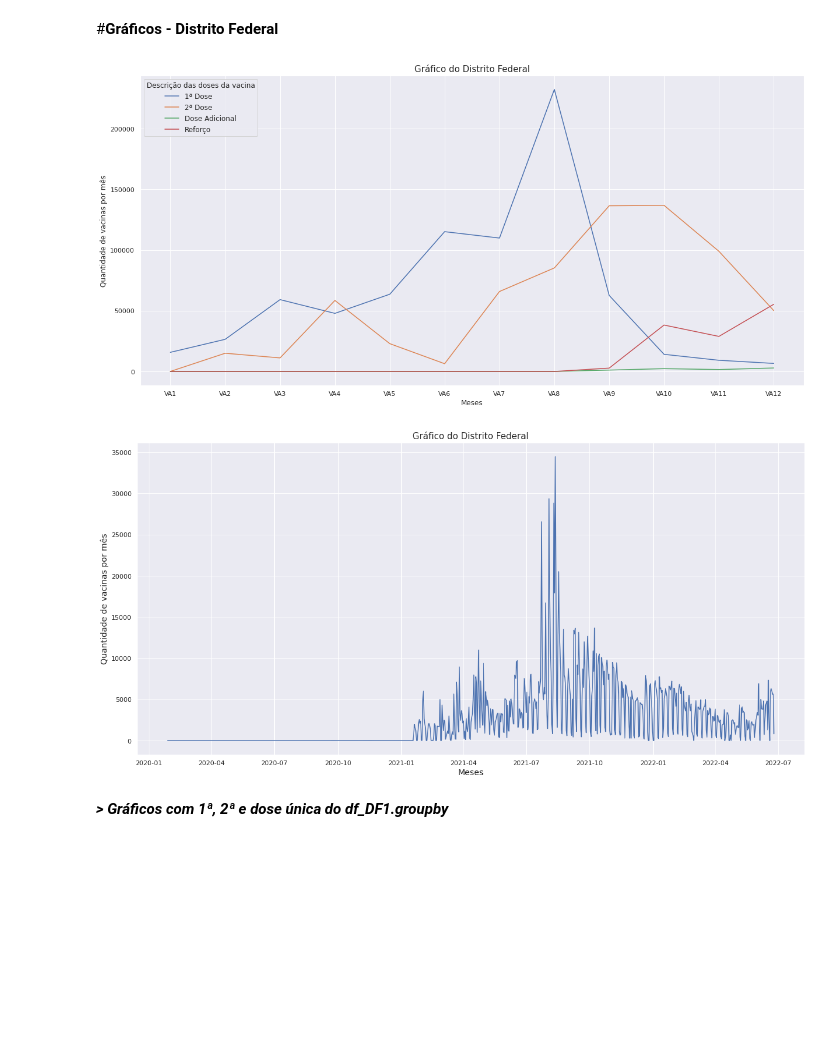
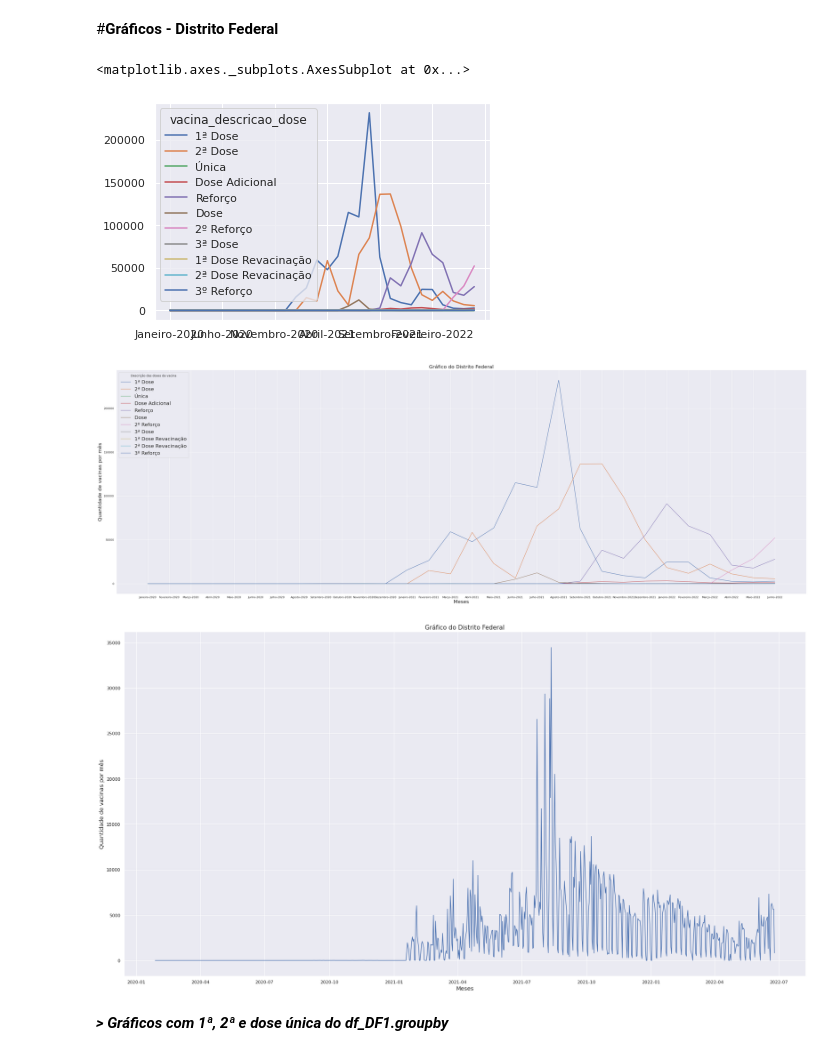
Before and after one commit to laysfreitas/Covid_Dados, a Jupyter notebook: Dados_Covid_CO.ipynb, the cells around one changed output. Drawn from its saved outputs; the diff is of its cells as text; code cells hidden in the pictures; blank space fills up the shorter version.

```diff
--- a/Dados_Covid_CO.ipynb
+++ b/Dados_Covid_CO.ipynb
@@ -883,8 +1103,8 @@ Vacina_Mes_6 = pd.merge(Vacina_Mes_5, df_DF3_mes7count, how = 'left', on = 'vaci
 # %%
-Vacina_Mes_7 = pd.merge(Vacina_Mes_6, df_DF3_mes8count, how = 'left', on = 'vacina_descricao_dose',suffixes=('_mes7', '_mes8'))
-Vacina_Mes_8 = pd.merge(Vacina_Mes_7, df_DF3_mes9count, how = 'left', on = 'vacina_descricao_dose',suffixes=('_mes8', '_mes9'))
-Vacina_Mes_9 = pd.merge(Vacina_Mes_8, df_DF3_mes10count, how = 'left', on = 'vacina_descricao_dose',suffixes=('_mes9', '_mes10'))
-Vacina_Mes_10 = pd.merge(Vacina_Mes_9, df_DF3_mes11count, how = 'left', on = 'vacina_descricao_dose',suffixes=('_mes10', '_mes11'))
-Vacina_Mes_11 = pd.merge(Vacina_Mes_10, df_DF3_mes12count, how = 'left', on = 'vacina_descricao_dose',suffixes=('_mes11', '_mes12'))
+DF_Vacina_Mes_1_22 = pd.merge(DF_Vacina_Mes_12_21, df_22_DF3_mes2count, how = 'outer', on = 'vacina_descricao_dose',suffixes=('_mes1_22', '_mes2_22'))
+DF_Vacina_Mes_2_22 = pd.merge(DF_Vacina_Mes_1_22, df_22_DF3_mes3count, how = 'outer', on = 'vacina_descricao_dose',suffixes=('_mes2_22', '_mes3_22'))
+DF_Vacina_Mes_3_22 = pd.merge(DF_Vacina_Mes_2_22, df_22_DF3_mes4count, how = 'outer', on = 'vacina_descricao_dose',suffixes=('_mes3_22', '_mes4_22'))
+DF_Vacina_Mes_4_22 = pd.merge(DF_Vacina_Mes_3_22, df_22_DF3_mes5count, how = 'outer', on = 'vacina_descricao_dose',suffixes=('_mes4_22', '_mes5_22'))
+DF_Vacina_Mes_5_22 = pd.merge(DF_Vacina_Mes_4_22, df_22_DF3_mes6count, how = 'outer', on = 'vacina_descricao_dose',suffixes=('_mes5_22', '_mes6_22'))
 # %%
 #Imprimir o DataFrame Vacina_Mes_11 que corresponde todos os os meses juntos
@@ -916,10 +1148,10 @@ Vacina_Mes_11.T
 # %%
 #Susbtituir os valores NaN por 0
-DF_Count_Mes_Dose = Vacina_Mes_11.T.replace(np.nan,0)
+DF_Count_Mes_Dose = DF_Vacina_Mes_5_22.T.replace(np.nan,0)
 # %% [markdown]
 Substituir vacina_dataAplicacao_mes1 por VA1
-# %%
-DF_Count_Mes_Dose.index = ["VA1","VA2","VA3","VA4","VA5","VA6","VA7","VA8","VA9","VA10","VA11","VA12"]
+# %%
+DF_Count_Mes_Dose.index = ["Janeiro-2020","Fevereiro-2020","Março-2020","Abril-2020","Maio-2020","Junho-2020","Julho-2020","Agosto-2020","Setembro-2020","Outubro-2020","Novembro-2020","Dezembro-2020","Janeiro-2021","Fevereiro-2021","Março-2021","Abril-2021","Maio-2021","Junho-2021","Julho-2021","Agosto-2021","Setembro-2021","Outubro-2021","Novembro-2021","Dezembro-2021","Janeiro-2022","Fevereiro-2022","Março-2022","Abril-2022","Maio-2022","Junho-2022"]
 # %%
 DF_Count_Mes = df_DF3.groupby('vacina_dataAplicacao').count()
 # %% [markdown]
@@ -1203,25 +1450,30 @@ plt.show()
 [figure]
 # %% [markdown]
 #**Gráficos - Distrito Federal**
+# %%
+DF_Count_Mes_Dose.plot()
+# %% [output]
+<matplotlib.axes._subplots.AxesSubplot at 0x...>
+[figure, added]
 # %%
-plt.figure(figsize=(20.4,9.8))
-plt.title("Gráfico do Distrito Federal",fontsize=15)
-plt.ylabel('Quantidade de vacinas por mês', fontsize = 12)
-plt.xlabel('Meses',fontsize = 12)
+plt.figure(figsize=(50.4,16.8))
+plt.title("Gráfico do Distrito Federal",fontsize=20)
+plt.ylabel('Quantidade de vacinas por mês', fontsize = 20)
+plt.xlabel('Meses',fontsize = 20)
 plt.plot(DF_Count_Mes_Dose)
-plt.legend(['1ª Dose', '2ª Dose','Dose Adicional', 'Reforço'], loc='upper left', title='Descrição das doses da vacina',fontsize=12)
+plt.legend(['1ª Dose', '2ª Dose','Única','Dose Adicional', 'Reforço','Dose','2º Reforço','3ª Dose','1ª Dose Revacinação','2ª Dose Revacinação','3º Reforço'], loc='upper left', title='Descrição das doses da vacina',fontsize=20)
 plt.show()
 # %% [output]
-[figure, old version]
+[figure, new version]
 # %%
-plt.figure(figsize=(20.4,9.8))
+plt.figure(figsize=(30.4,15.8))
 plt.title("Gráfico do Distrito Federal",fontsize=15)
 plt.ylabel('Quantidade de vacinas por mês', fontsize = 14)
 plt.xlabel('Meses',fontsize = 14)
 plt.plot(DF_Count_Mes)
 plt.show()
 # %% [output]
-[figure, old version]
+[figure, new version]
 # %% [markdown]
 ***> Gráficos com 1ª, 2ª e dose única do df_DF1.groupby***
 # %%
```
Also changed, not shown: parts of 95 cells of this notebook.
